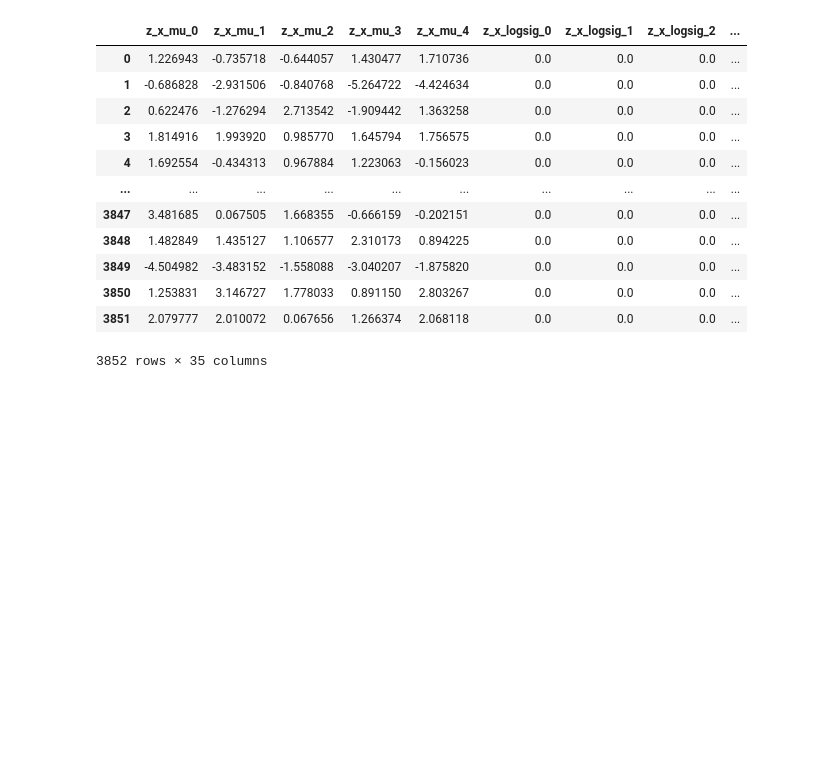
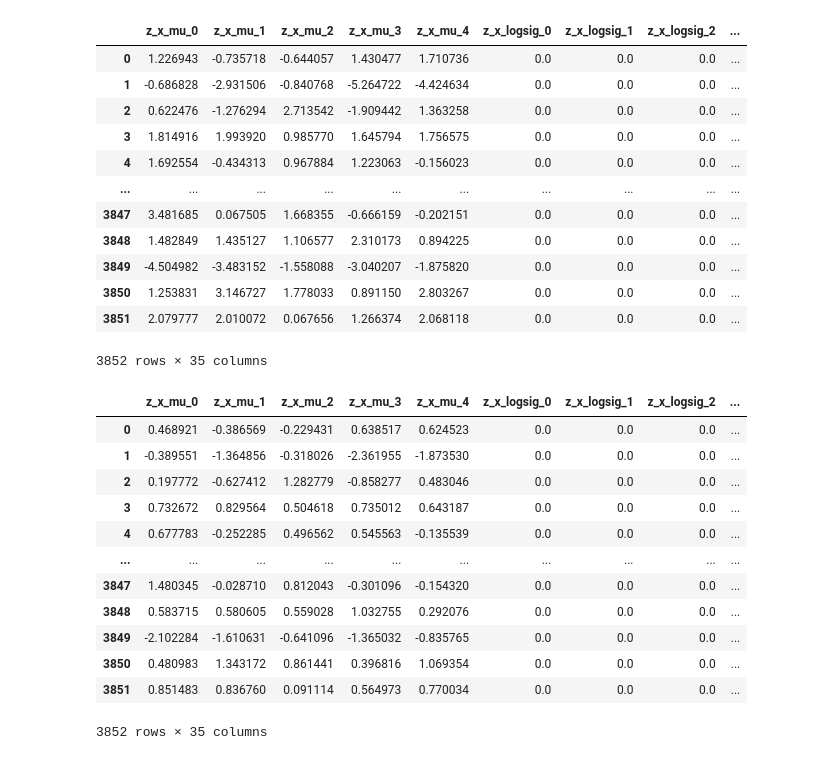
Before and after one commit to Abdigal1/paltas_repo, a Jupyter notebook: Models_3/Untitled.ipynb, the cells around one changed output. Cells and saved outputs as stored; diff of their text form; code cells hidden in the pictures; blank space fills up the shorter version.

```diff
--- a/Models_3/Untitled.ipynb
+++ b/Models_3/Untitled.ipynb
@@ -24,6 +24,8 @@ meta_dir="/home/liiarpi-01/proyectopaltas/Local_data_base/metadata_GMVAE_A1_2"
 #d_t=transforms.Compose([phantom_segmentation(False)])
 
 datar=Dataset_direct(root_dir=DB,ImType=['PhantomRGB'],Intersec=False,retrieve_img=False)
+
+pd.options.display.max_columns = None
 # %%
 metad=np.array(os.listdir(meta_dir)[1:])
 metad_dict=np.vectorize(lambda meta: pickle.load(open(os.path.join(meta_dir,meta),'rb')))(metad)
@@ -71,3 +73,29 @@ mDF
 | 3850 | 1.253831 | 3.146727 | 1.778033 | 0.891150 | 2.803267 | 0.0 | 0.0 | 0.0 | ... |
 | 3851 | 2.079777 | 2.010072 | 0.067656 | 1.266374 | 2.068118 | 0.0 | 0.0 | 0.0 | ... |
 3852 rows × 35 columns
+# %%
+#Normalize
+import sklearn
+from sklearn.preprocessing import StandardScaler
+cont=mDF.columns[0:-3]
+features = mDF[cont]
+
+
+scaler = StandardScaler().fit(features.values)
+features = scaler.transform(features.values)
+mDF[cont]=features
+mDF
+# %% [output]
+|  | z_x_mu_0 | z_x_mu_1 | z_x_mu_2 | z_x_mu_3 | z_x_mu_4 | z_x_logsig_0 | z_x_logsig_1 | z_x_logsig_2 | ... |
+| 0 | 0.468921 | -0.386569 | -0.229431 | 0.638517 | 0.624523 | 0.0 | 0.0 | 0.0 | ... |
+| 1 | -0.389551 | -1.364856 | -0.318026 | -2.361955 | -1.873530 | 0.0 | 0.0 | 0.0 | ... |
+| 2 | 0.197772 | -0.627412 | 1.282779 | -0.858277 | 0.483046 | 0.0 | 0.0 | 0.0 | ... |
+| 3 | 0.732672 | 0.829564 | 0.504618 | 0.735012 | 0.643187 | 0.0 | 0.0 | 0.0 | ... |
+| 4 | 0.677783 | -0.252285 | 0.496562 | 0.545563 | -0.135539 | 0.0 | 0.0 | 0.0 | ... |
+| ... | ... | ... | ... | ... | ... | ... | ... | ... | ... |
+| 3847 | 1.480345 | -0.028710 | 0.812043 | -0.301096 | -0.154320 | 0.0 | 0.0 | 0.0 | ... |
+| 3848 | 0.583715 | 0.580605 | 0.559028 | 1.032755 | 0.292076 | 0.0 | 0.0 | 0.0 | ... |
+| 3849 | -2.102284 | -1.610631 | -0.641096 | -1.365032 | -0.835765 | 0.0 | 0.0 | 0.0 | ... |
+| 3850 | 0.480983 | 1.343172 | 0.861441 | 0.396816 | 1.069354 | 0.0 | 0.0 | 0.0 | ... |
+| 3851 | 0.851483 | 0.836760 | 0.091114 | 0.564973 | 0.770034 | 0.0 | 0.0 | 0.0 | ... |
+3852 rows × 35 columns
```
Also changed, not shown: parts of 9 cells of this notebook.
